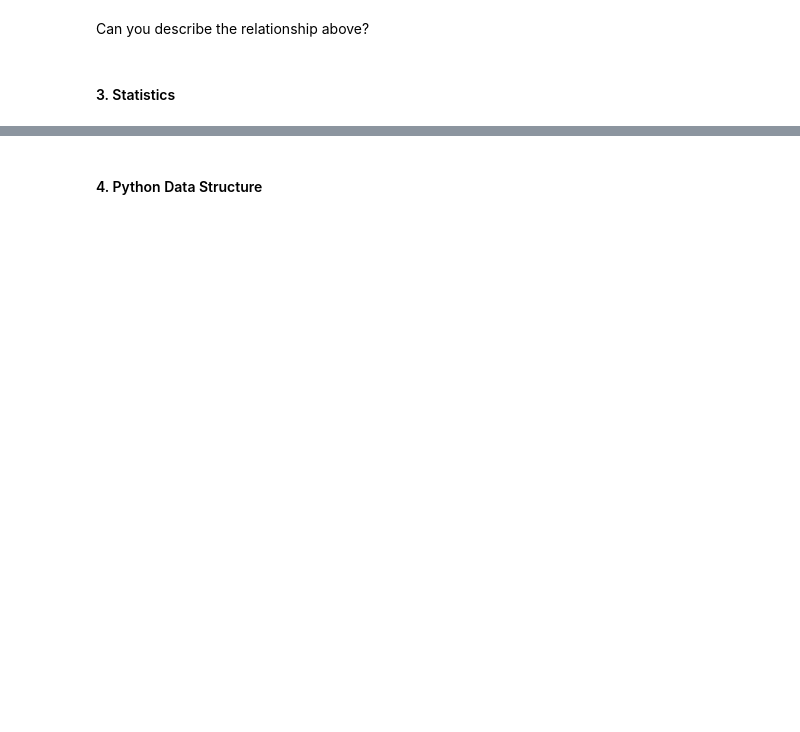
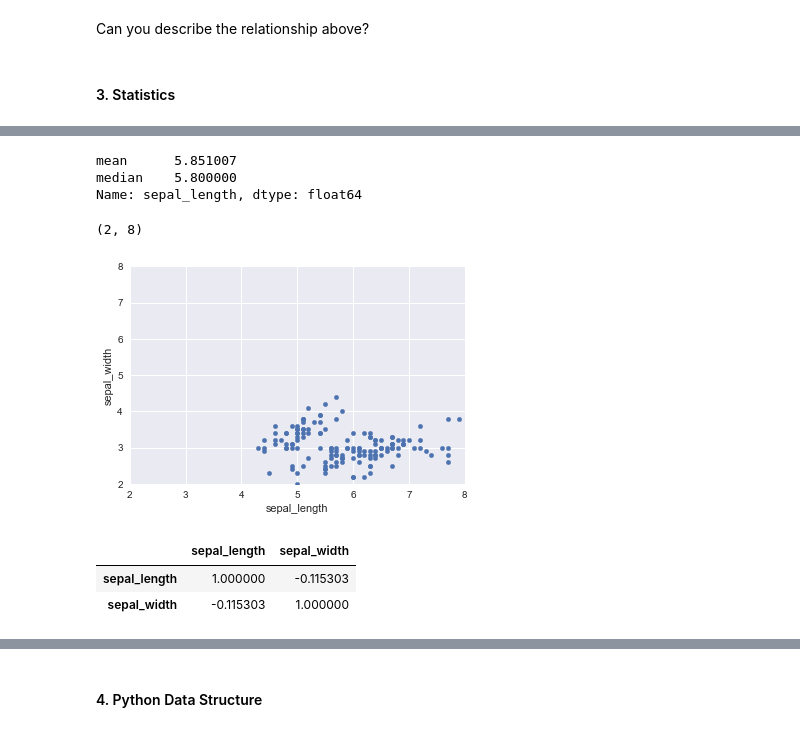
Before and after one commit to yunghanjeong/nyc-mhtn-ds-091420-lectures, a Jupyter notebook: Phase_1/Phase1_Review.ipynb, the cells around one changed output, grey strips where cells are left out. Saved outputs shown, nothing was run; the diff lists cells and outputs as text; code cells hidden in the pictures; blank space fills up the shorter version.

```diff
--- a/Phase_1/Phase1_Review.ipynb
+++ b/Phase_1/Phase1_Review.ipynb
@@ -80,0 +180,25 @@ Can you describe the relationship above?
+# %%
+df.sepal_length.agg(["mean", "median"])
+# %% [output]
+mean      5.851007
+median    5.800000
+Name: sepal_length, dtype: float64
+# %%
+# what can you say about the distribution of sepal length and sepal width based on this distribution?
+df.plot.scatter("sepal_length","sepal_width")
+#equlize the axis for better visualization
+plt.xlim(2,8)
+plt.ylim(2,8)
+
+#the graph looks like it shows weak correlation, but it's hard to tell whether the correlation is positive or negative
+#my hunch is to say it's a very weak positive correlation
+# %% [output]
+(2, 8)
+[figure, added]
+# %%
+df[["sepal_length", "sepal_width"]].corr()
+#however as shown below, the correlation is a weak NEGATIVE correlation
+# %% [output]
+|  | sepal_length | sepal_width |
+| sepal_length | 1.000000 | -0.115303 |
+| sepal_width | -0.115303 | 1.000000 |
```
Also changed, not shown: parts of 22 cells of this notebook.
